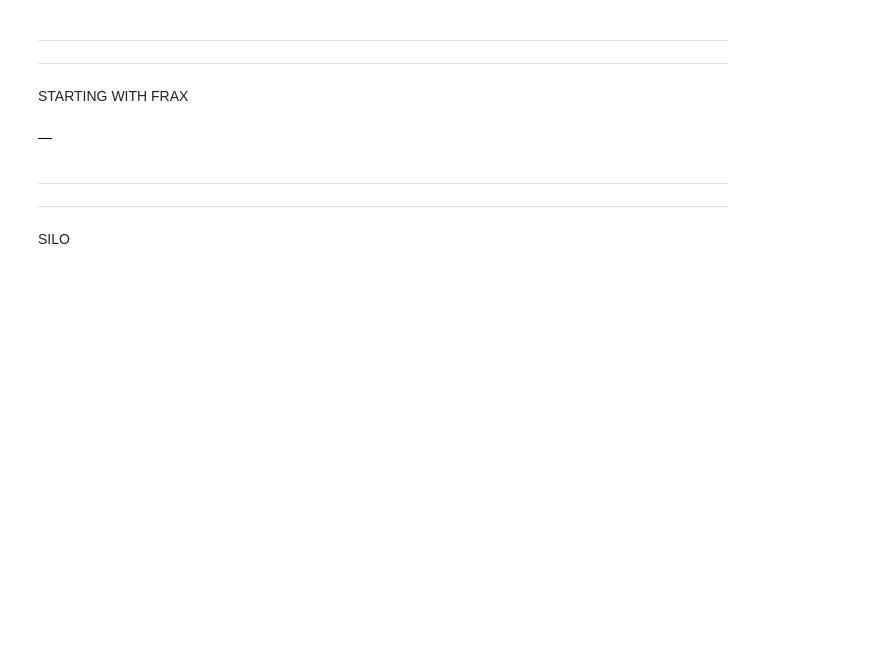
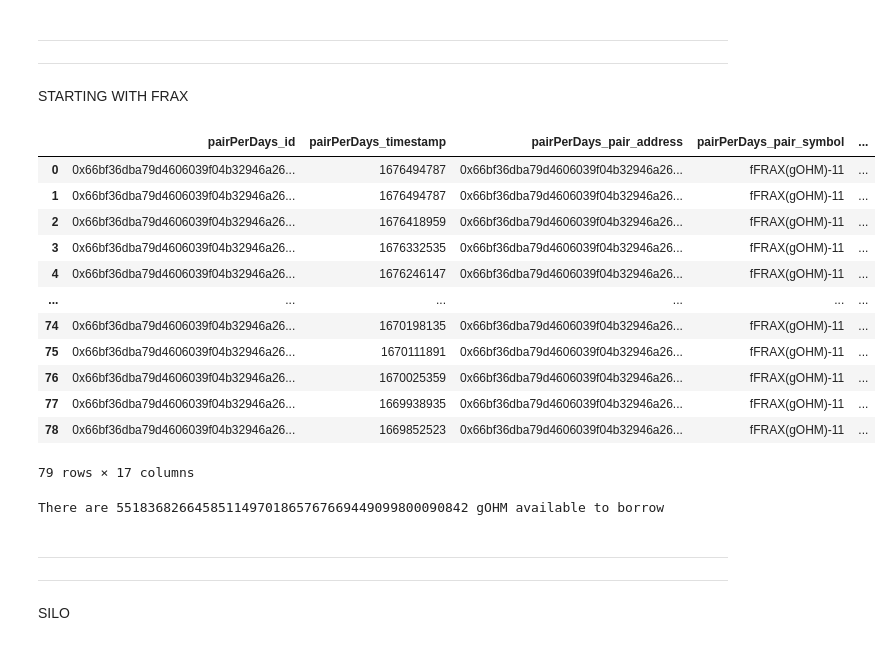
Before and after one commit to EdgeCaser/EconohmetricsOld, a Jupyter notebook: ohmFraxSiloVestaCollateral.ipynb, the cells around one changed output. Drawn from its saved outputs; the diff is of its cells as text; code cells hidden in the pictures; blank space fills up the shorter version.

```diff
--- a/ohmFraxSiloVestaCollateral.ipynb
+++ b/ohmFraxSiloVestaCollateral.ipynb
@@ -27,34 +27,51 @@ frax = sg.load_api('https://api.thegraph.com/subgraphs/name/frax-finance-data/fr
 # %%
 fraxCollateralQuery = frax.Query.pairPerDays(
      orderBy='id'
     ,orderDirection='desc'
     ,first=1000
     #,skipValue = skipValue
     #,where = [frax.Query.fraxCollateral.token.id == '0x66bf36dba79d4606039f04b32946a260bcd3ff52']
     ,where={ 'pair': '0x66bf36dba79d4606039f04b32946a260bcd3ff52'
              #,'timestamp_gte': maxBorrowFraxTimestamp
              }
 
 )
 
 fraxCollateral= sg.query_df([
     fraxCollateralQuery.id
     ,fraxCollateralQuery.timestamp
     ,fraxCollateralQuery.pair.address
     ,fraxCollateralQuery.pair.symbol
     ,fraxCollateralQuery.interestPerSecond #gotta convert that to APY
     ,fraxCollateralQuery.totalBorrowValue #total borrowed
     ,fraxCollateralQuery.utilization #these two give you asset available
-    ,fraxCollateralQuery.pair.collateral
+    ,fraxCollateralQuery.pair.siloCollateral
     ,fraxCollateralQuery.totalCollateralValue
     ,fraxCollateralQuery.totalAssetValue
 
     ]
 )
 
 fraxCollateral.head(1000)
 # %% [output]
-|  |
+|  | pairPerDays_id | pairPerDays_timestamp | pairPerDays_pair_address | pairPerDays_pair_symbol | ... |
+| 0 | 0x66bf36dba79d4606039f04b32946a26... | 1676494787 | 0x66bf36dba79d4606039f04b32946a26... | fFRAX(gOHM)-11 | ... |
+| 1 | 0x66bf36dba79d4606039f04b32946a26... | 1676494787 | 0x66bf36dba79d4606039f04b32946a26... | fFRAX(gOHM)-11 | ... |
+| 2 | 0x66bf36dba79d4606039f04b32946a26... | 1676418959 | 0x66bf36dba79d4606039f04b32946a26... | fFRAX(gOHM)-11 | ... |
+| 3 | 0x66bf36dba79d4606039f04b32946a26... | 1676332535 | 0x66bf36dba79d4606039f04b32946a26... | fFRAX(gOHM)-11 | ... |
+| 4 | 0x66bf36dba79d4606039f04b32946a26... | 1676246147 | 0x66bf36dba79d4606039f04b32946a26... | fFRAX(gOHM)-11 | ... |
+| ... | ... | ... | ... | ... | ... |
+| 74 | 0x66bf36dba79d4606039f04b32946a26... | 1670198135 | 0x66bf36dba79d4606039f04b32946a26... | fFRAX(gOHM)-11 | ... |
+| 75 | 0x66bf36dba79d4606039f04b32946a26... | 1670111891 | 0x66bf36dba79d4606039f04b32946a26... | fFRAX(gOHM)-11 | ... |
+| 76 | 0x66bf36dba79d4606039f04b32946a26... | 1670025359 | 0x66bf36dba79d4606039f04b32946a26... | fFRAX(gOHM)-11 | ... |
+| 77 | 0x66bf36dba79d4606039f04b32946a26... | 1669938935 | 0x66bf36dba79d4606039f04b32946a26... | fFRAX(gOHM)-11 | ... |
+| 78 | 0x66bf36dba79d4606039f04b32946a26... | 1669852523 | 0x66bf36dba79d4606039f04b32946a26... | fFRAX(gOHM)-11 | ... |
+79 rows × 17 columns
+# %%
+siloCollateral = sum(fraxCollateral['pairPerDays_totalCollateralValue'])
+print('There are',round(siloCollateral,2),  'gOHM available to borrow')
+# %% [output]
+There are 551836826645851149701865767669449099800090842 gOHM available to borrow
 # %% [markdown]
 *******************************************************************************************
 *******************************************************************************************
```
Also changed, not shown: parts of 18 cells of this notebook, 1 other file.
